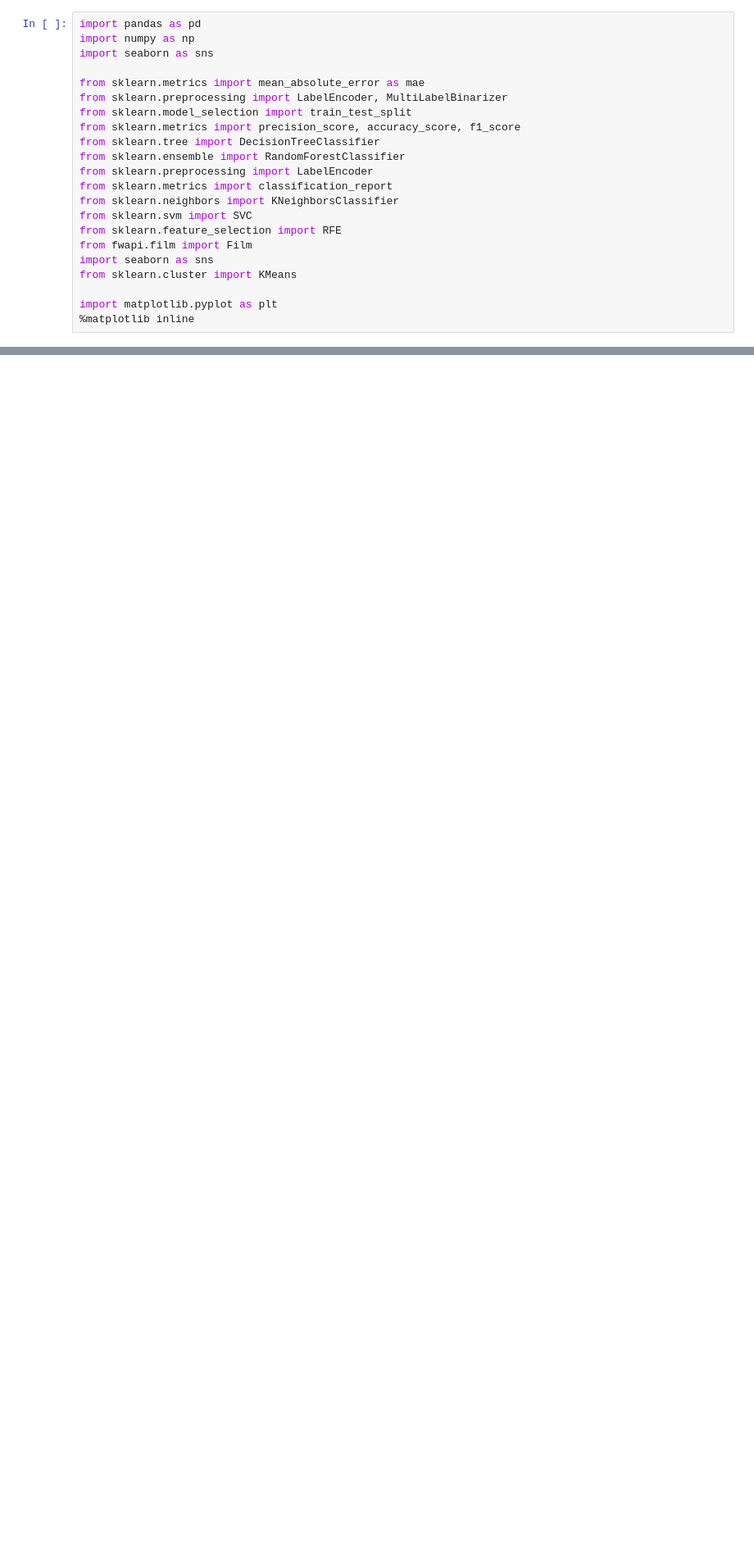
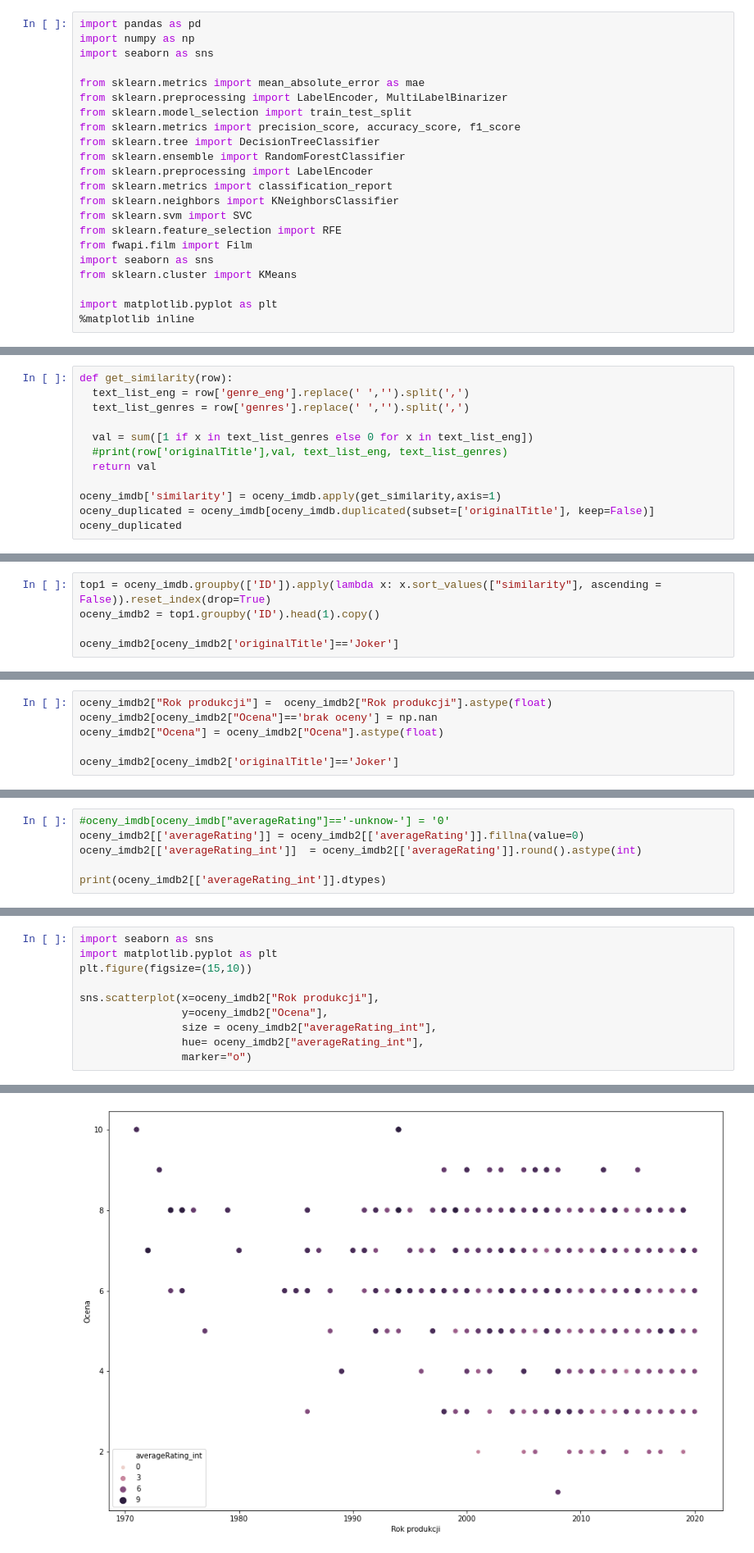
Before and after one commit to mateuszrusin/ml-filmweb-score, a Jupyter notebook: oceny.ipynb, the cells around one changed output, grey strips where cells are left out. Shown at 82% size. Cells and saved outputs as stored; diff of their text form; blank space fills up the shorter version.

Commit message:
All in one - oceny.ipynb

```diff
--- a/oceny.ipynb
+++ b/oceny.ipynb
@@ -134,0 +360,12 @@ df
+# %%
+def get_similarity(row):
+  text_list_eng = row['genre_eng'].replace(' ','').split(',')
+  text_list_genres = row['genres'].replace(' ','').split(',')
+
+  val = sum([1 if x in text_list_genres else 0 for x in text_list_eng])
+  #print(row['originalTitle'],val, text_list_eng, text_list_genres)
+  return val
+
+oceny_imdb['similarity'] = oceny_imdb.apply(get_similarity,axis=1)
+oceny_duplicated = oceny_imdb[oceny_imdb.duplicated(subset=['originalTitle'], keep=False)]
+oceny_duplicated
@@ -134,0 +388,5 @@ df
+# %%
+top1 = oceny_imdb.groupby(['ID']).apply(lambda x: x.sort_values(["similarity"], ascending = False)).reset_index(drop=True)
+oceny_imdb2 = top1.groupby('ID').head(1).copy()
+
+oceny_imdb2[oceny_imdb2['originalTitle']=='Joker']
@@ -134,0 +401,6 @@ df
+# %%
+oceny_imdb2["Rok produkcji"] =  oceny_imdb2["Rok produkcji"].astype(float)
+oceny_imdb2[oceny_imdb2["Ocena"]=='brak oceny'] = np.nan
+oceny_imdb2["Ocena"] = oceny_imdb2["Ocena"].astype(float)
+
+oceny_imdb2[oceny_imdb2['originalTitle']=='Joker']
@@ -134,0 +413,6 @@ df
+# %%
+#oceny_imdb[oceny_imdb["averageRating"]=='-unknow-'] = '0'
+oceny_imdb2[['averageRating']] = oceny_imdb2[['averageRating']].fillna(value=0)
+oceny_imdb2[['averageRating_int']]  = oceny_imdb2[['averageRating']].round().astype(int)
+
+print(oceny_imdb2[['averageRating_int']].dtypes)
@@ -134,0 +432,11 @@ df
+# %%
+import seaborn as sns
+import matplotlib.pyplot as plt
+plt.figure(figsize=(15,10))
+
+sns.scatterplot(x=oceny_imdb2["Rok produkcji"],
+                y=oceny_imdb2["Ocena"],
+                size = oceny_imdb2["averageRating_int"],
+                hue= oceny_imdb2["averageRating_int"],
+                marker="o")
+# %% [output]
@@ -134,0 +444 @@ df
+[figure, added]
```
Also changed, not shown: parts of 56 cells of this notebook.
